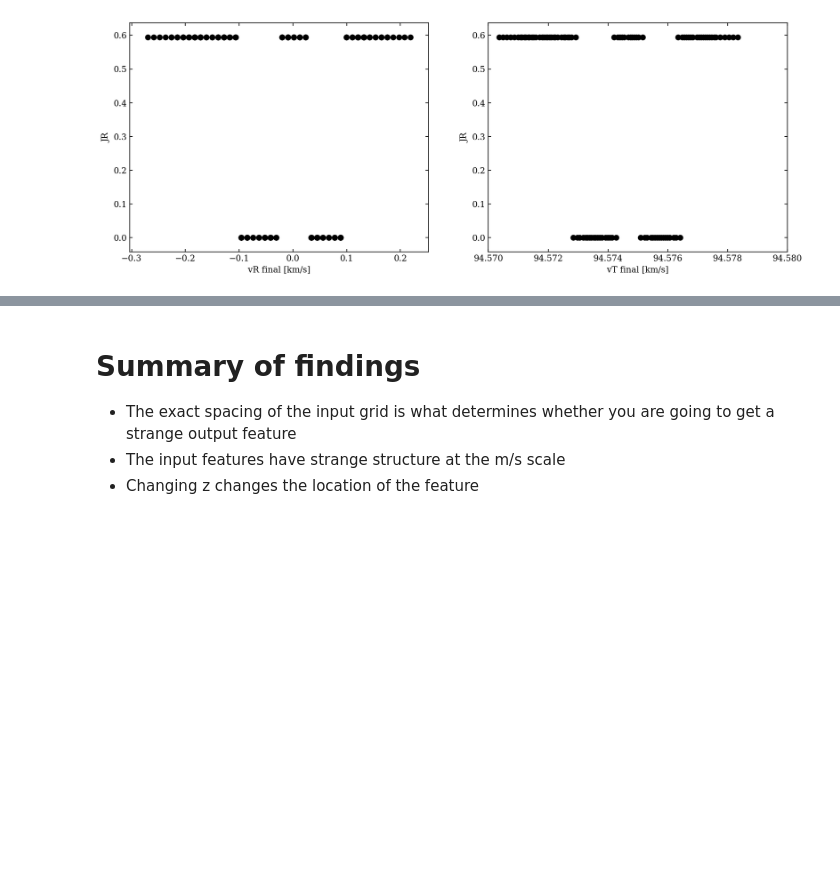
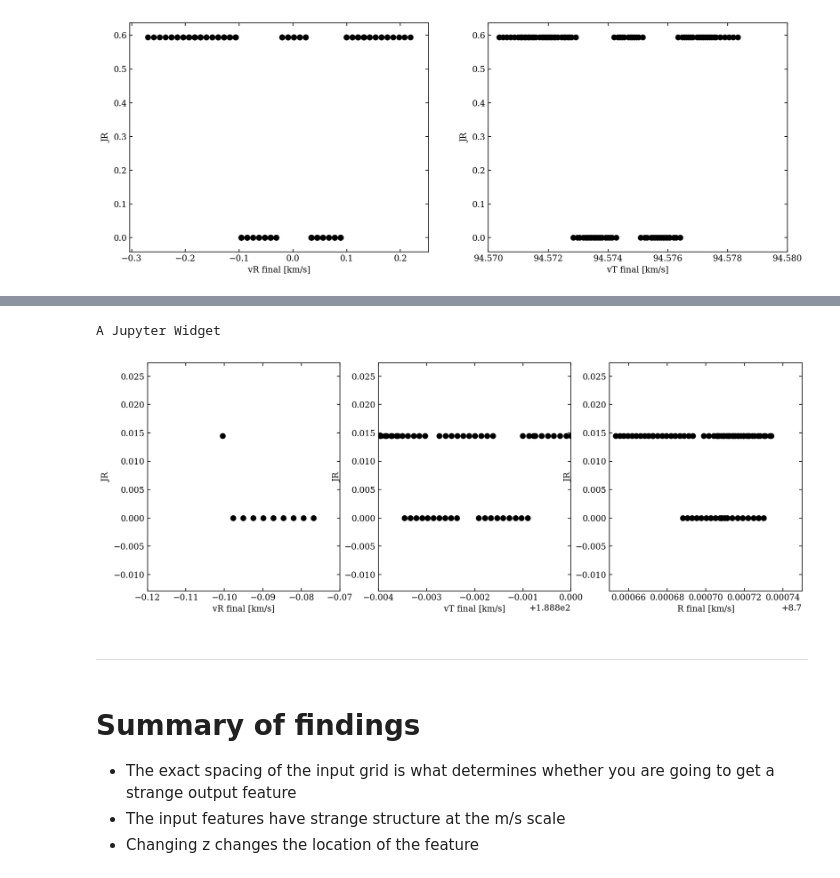
Before and after one commit to jamesmlane/AST1501, a Jupyter notebook: notebooks/6-triaxial_potential_DF/test_strange_DF_actions.ipynb, the cells around one changed output, grey strips where cells are left out. Cells and saved outputs as stored; diff of their text form; code cells hidden in the pictures; blank space fills up the shorter version.

```diff
--- a/notebooks/6-triaxial_potential_DF/test_strange_DF_actions.ipynb
+++ b/notebooks/6-triaxial_potential_DF/test_strange_DF_actions.ipynb
@@ -603,0 +684,7 @@ pass;
+# %%
+vxvv_use = copy.copy(vxvv)
+vxvv_use[1] = 10.*apu.km/apu.s
+vxvv_use[2] = 220.*apu.km/apu.s
+o = orbit.Orbit(vxvv=vxvv_use)
+o.integrate(times, tripot_grow)
+qdf( o(times[-1]) )
@@ -604,3 +803,75 @@ pass;
+# %%
+actp = np.zeros((3,len(vR_range),len(vT_range)))
+
+jR_save = np.zeros(len(vR_range)*len(vT_range))
+vR_save = np.zeros(len(vR_range)*len(vT_range))
+vT_save = np.zeros(len(vR_range)*len(vT_range))
+R_save = np.zeros(len(vR_range)*len(vT_range))
+
+# Declare the orbit parameters
+vxvv = [8.*apu.kpc,
+        0, # Leave blank, will be set in loop
+        0, # Leave blank, will be set in loop
+        0.*apu.kpc,
+        0.*apu.km/apu.s,
+        0.*apu.radian]
+
+# Perform the loops
+vxvv_use = copy.deepcopy(vxvv)
+for j in tqdm_nb( range( len(vR_range) ) ):
+    for k in range( len(vT_range) ):
+
+        # Make the orbit
+        vxvv_use[1] = vR_range[j]*apu.km/apu.s
+        vxvv_use[2] = vT_range[k]*apu.km/apu.s
+        o = orbit.Orbit(vxvv=vxvv_use)
+
+        # Get the actions, angles and frequencies for the unperturbed orbit
+        act0[0,j,k],act0[1,j,k],act0[2,j,k] = qdf_aA(o)
+
+        # Integrate the orbit and evaluate
+        o.integrate(times, tripot_grow)
+        actp[0,j,k],actp[1,j,k],actp[2,j,k] = qdf_aA( o(times[-1]) )
+
+        jR_save[int(j*len(vT_range)+k)] = actp[0,j,k]
+        vR_save[int(j*len(vT_range)+k)] = o.vR(times[-1]).value
+        vT_save[int(j*len(vT_range)+k)] = o.vT(times[-1]).value
+        R_save[int(j*len(vT_range)+k)] = o.R(times[-1]).value
+    ###k
+###j
+# %% [output]
+A Jupyter Widget
+# %%
+fig = plt.figure(figsize=(14,5))
+ax1 = fig.add_subplot(131)
+ax2 = fig.add_subplot(132)
+ax3 = fig.add_subplot(133)
+
+ax1.scatter(vR_save, jR_save, color='Black')
+ax2.scatter(vT_save, jR_save, color='Black')
+ax3.scatter(R_save, jR_save, color='Black')
+
+ax1.set_xlabel('vR final [km/s]')
+ax1.set_ylabel('JR')
+ax1.set_xlim(-0.12,-0.07)
+
+ax2.set_xlabel('vT final [km/s]')
+ax2.set_ylabel('JR')
+ax2.set_xlim(188.796, 188.8)
+
+ax3.set_xlabel('R final [km/s]')
+ax3.set_ylabel('JR')
+ax3.set_xlim(8.70065,8.70075)
+
+plt.show()
+plt.close('all')
+
+# No output
+pass;
+# %% [output]
+[figure, added]
+# %% [markdown]
+***
 # %% [markdown]
 # Summary of findings
 - The exact spacing of the input grid is what determines whether you are going to get a strange output feature
```
Also changed, not shown: parts of 15 cells of this notebook, 2 other files.
